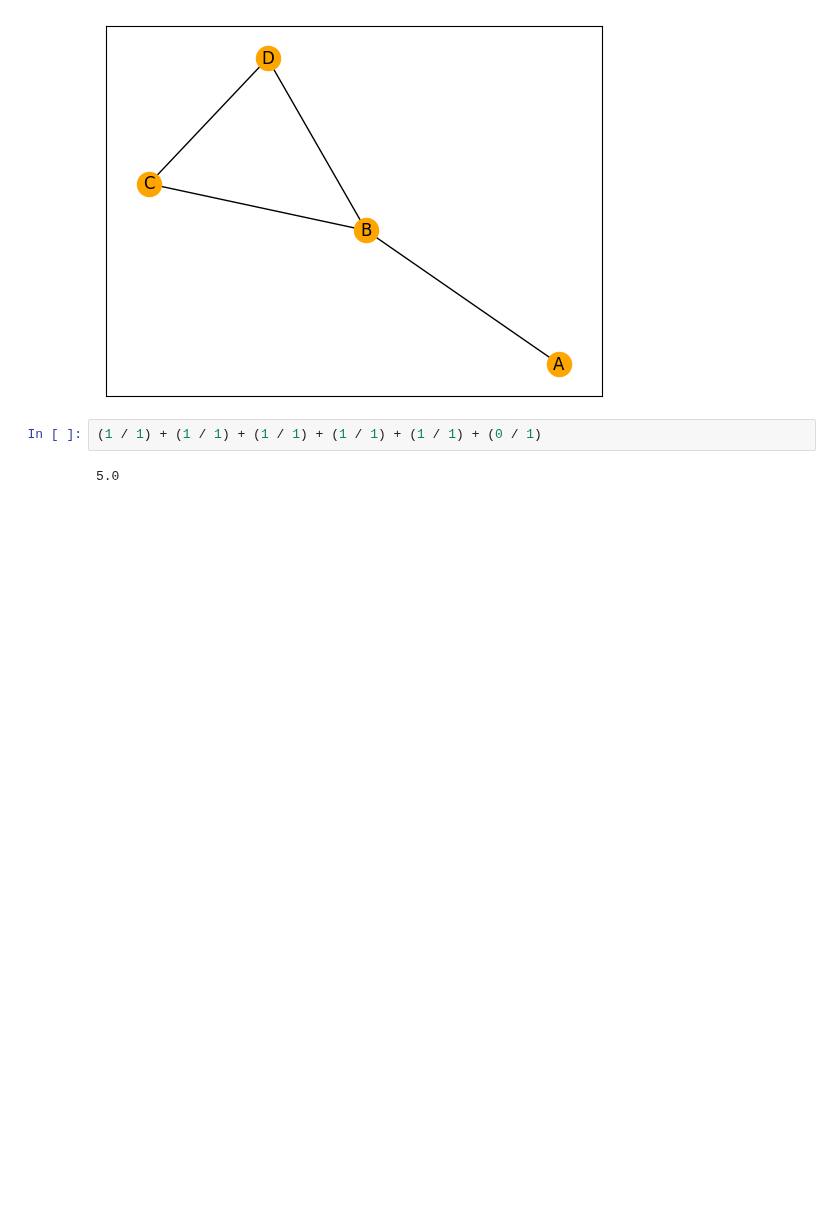
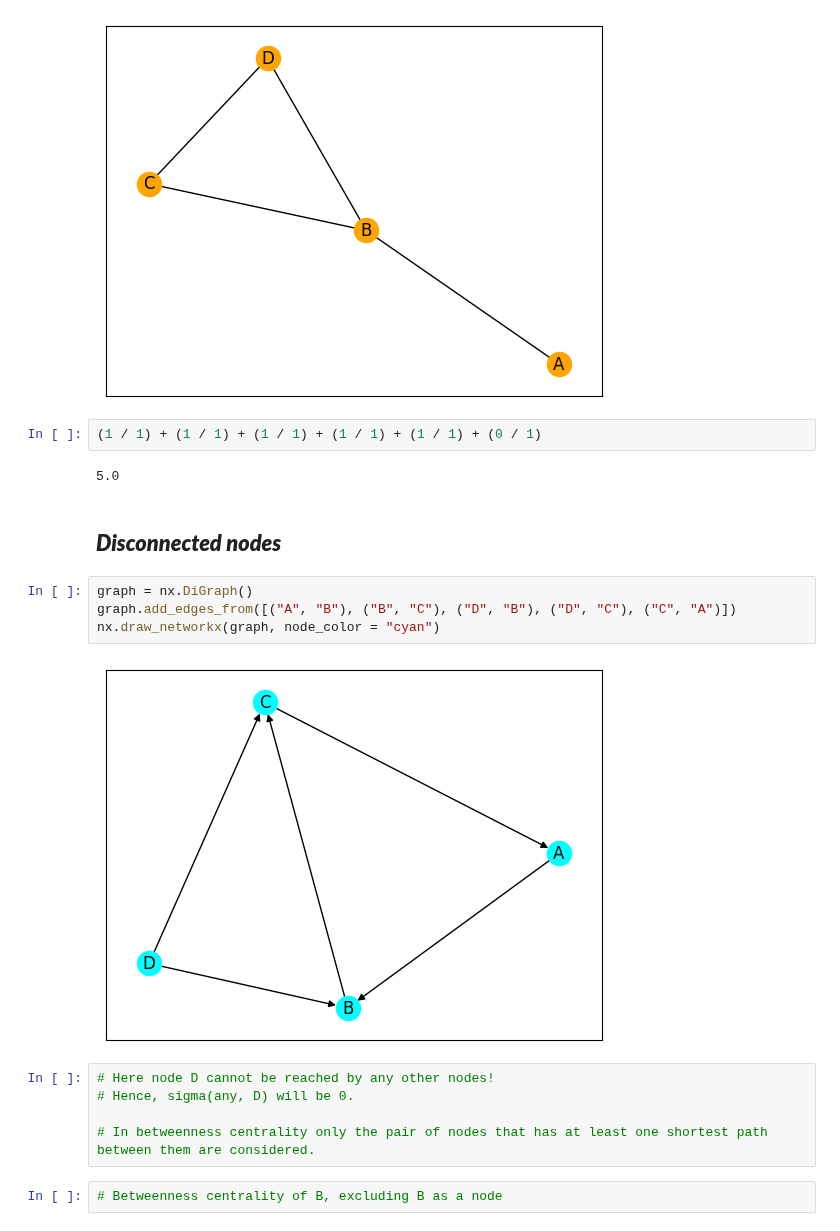
Before and after one commit to anoban/Applied-Social-Network-Analysis-in-Python, a Jupyter notebook: Anoban/Betweenness.ipynb, the cells around one changed output. Drawn from its saved outputs; the diff is of its cells as text; blank space fills up the shorter version.

```diff
--- a/Anoban/Betweenness.ipynb
+++ b/Anoban/Betweenness.ipynb
@@ -75,3 +75,18 @@ nx.draw_networkx(graph, node_color = "orange")
 (1 / 1) + (1 / 1) + (1 / 1) + (1 / 1) + (1 / 1) + (0 / 1)
 # %% [output]
 5.0
+# %% [markdown]
+## ***Disconnected nodes***
+# %%
+graph = nx.DiGraph()
+graph.add_edges_from([("A", "B"), ("B", "C"), ("D", "B"), ("D", "C"), ("C", "A")])
+nx.draw_networkx(graph, node_color = "cyan")
+# %% [output]
+[figure, added]
+# %%
+# Here node D cannot be reached by any other nodes!
+# Hence, sigma(any, D) will be 0.
+
+# In betweenness centrality only the pair of nodes that has at least one shortest path between them are considered.
+# %%
+# Betweenness centrality of B, excluding B as a node
```
Also changed, not shown: parts of 18 cells of this notebook.
